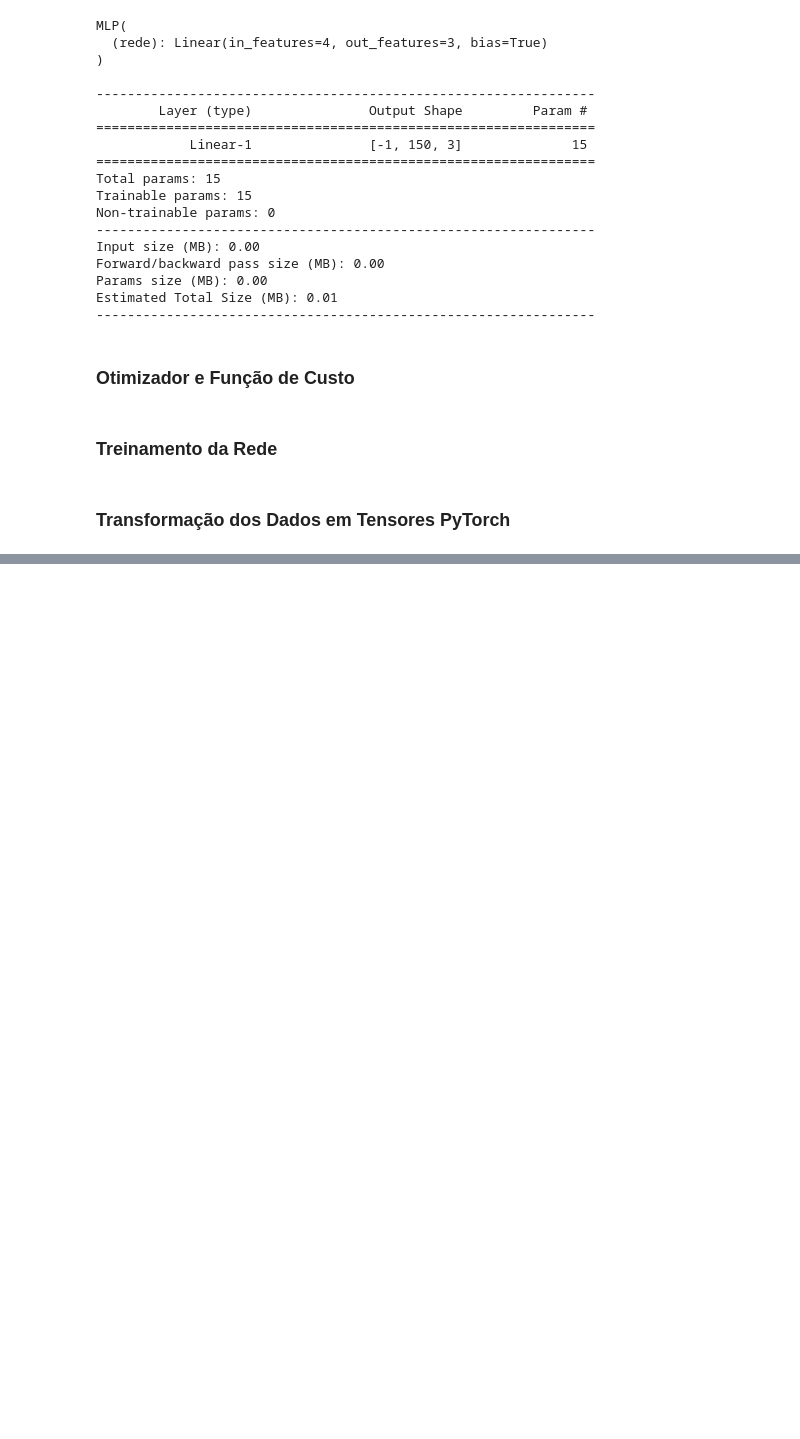
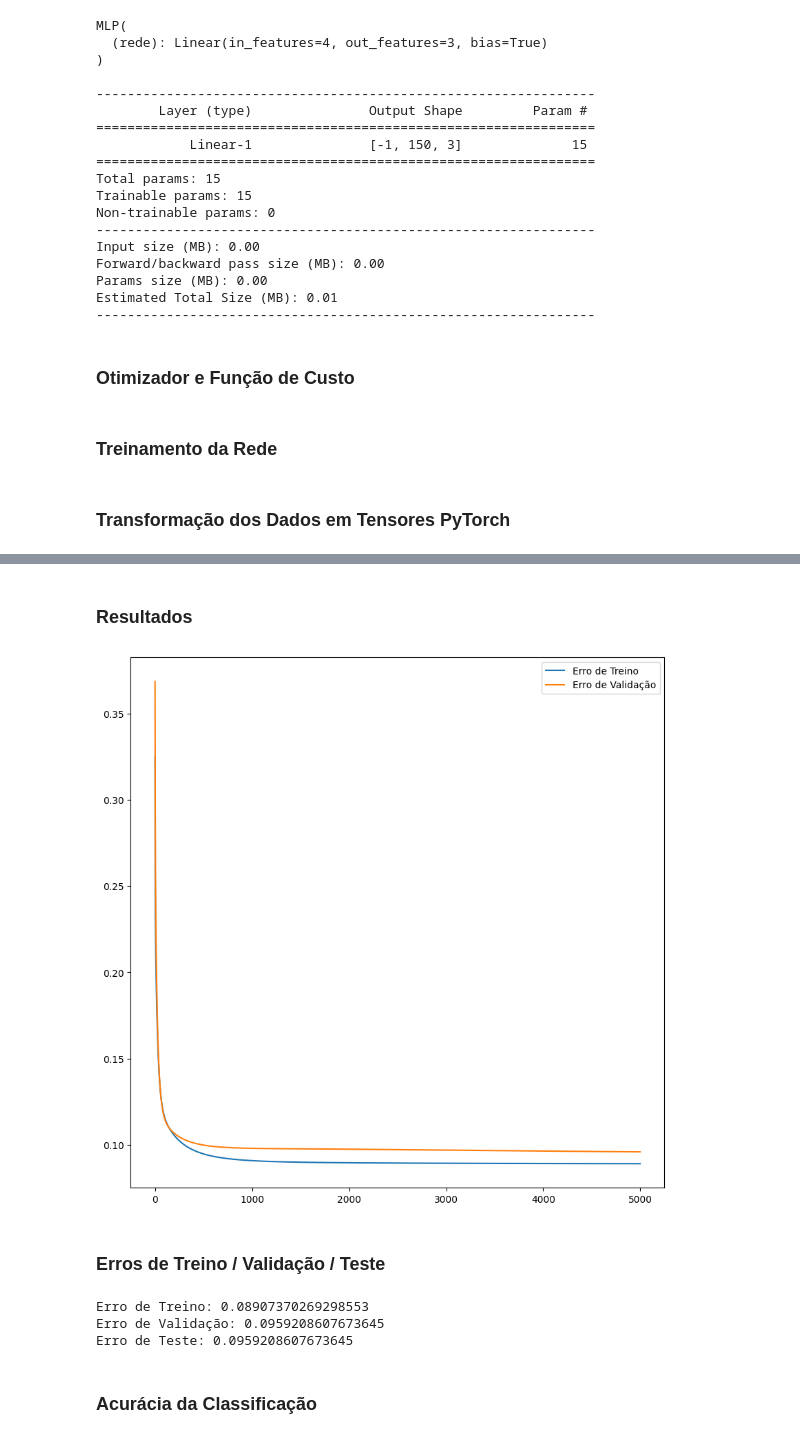
Before and after one commit to Esteves31/Neural_Networks, a Jupyter notebook: Projeto01.ipynb, the cells around one changed output, grey strips where cells are left out. Cells and saved outputs as stored; diff of their text form; code cells hidden in the pictures; blank space fills up the shorter version.

```diff
--- a/Projeto01.ipynb
+++ b/Projeto01.ipynb
@@ -304,8 +311,17 @@ Estimated Total Size (MB): 0.01
 # %%
 eta = 0.2
 loss_function2 = nn.MSELoss()
-optmizer2 = torch.optim.SGD(model.parameters(), lr = eta)
+optmizer2 = torch.optim.SGD(model2.parameters(), lr = eta)
 # %% [markdown]
 ### Treinamento da Rede
 # %% [markdown]
 ### Transformação dos Dados em Tensores PyTorch
+# %%
+x_train2 = torch.FloatTensor(X_train.values)
+y_train2 = torch.FloatTensor(Y_train.values)
+
+x_val2 = torch.FloatTensor(X_val.values)
+y_val2= torch.FloatTensor(Y_val.values)
+
+x_test2 = torch.FloatTensor(X_val.values)
+y_test2 = torch.FloatTensor(Y_val.values)
@@ -311,0 +342,27 @@ optmizer2 = torch.optim.SGD(model.parameters(), lr = eta)
+# %%
+def train_network2(model2, optmizer2, loss_function2, x_train2, y_train2, x_val2, y_val2, num_epochs2, train_losses2, val_losses2):
+  for epoch in range(num_epochs2):
+    optmizer2.zero_grad()
+
+    output_train2 = model2(x_train2)
+
+    loss_train2 = loss_function2(output_train2, y_train2)
+
+    loss_train2.backward()
+
+    optmizer2.step()
+
+    output_val2 = model2(x_val2)
+    loss_val2 = loss_function2(output_val2, y_val2)
+
+    train_losses2[epoch] = loss_train2.item()
+    val_losses2[epoch] = loss_val2.item()
+
+    if (epoch + 1) % 100 == 0:
+      print(f"Epoca: {epoch + 1} / {num_epochs2}, Erro de Treino: {loss_train2.item():.4f}, Erro de Validação: {loss_val2.item():.3f}")
+# %%
+num_epochs2 = 5000
+train_losses2 = np.zeros(num_epochs2)
+val_losses2 = np.zeros(num_epochs2)
+
+train_network2(model2, optmizer2, loss_function2, x_train2, y_train2, x_val2, y_val2, num_epochs2, train_losses2, val_losses2)
@@ -311,0 +387,34 @@ optmizer2 = torch.optim.SGD(model.parameters(), lr = eta)
+# %% [markdown]
+### Resultados
+# %%
+plt.figure(figsize = (10, 10))
+plt.plot(train_losses2, label='Erro de Treino')
+plt.plot(val_losses2, label='Erro de Validação')
+plt.legend()
+plt.show()
+# %% [output]
+[figure, added]
+# %% [markdown]
+### Erros de Treino / Validação / Teste
+# %%
+predictions_train2 = []
+predictions_val2 = []
+predictions_test2 =  []
+with torch.no_grad():
+    predictions_train2 = model2(x_train2)
+    predictions_val2 = model2(x_val2)
+    predictions_test2 = model2(x_test2)
+
+error_train2 = loss_function2(predictions_train2, y_train2)
+error_val2 = loss_function2(predictions_val2, y_val2)
+error_test2 = loss_function2(predictions_test2, y_test2)
+
+print(f"Erro de Treino: {error_train2}")
+print(f"Erro de Validação: {error_val2}")
+print(f"Erro de Teste: {error_test2}")
+# %% [output]
+Erro de Treino: 0.08907370269298553
+Erro de Validação: 0.0959208607673645
+Erro de Teste: 0.0959208607673645
+# %% [markdown]
+### Acurácia da Classificação
```
Also changed, not shown: parts of 178 cells of this notebook.
